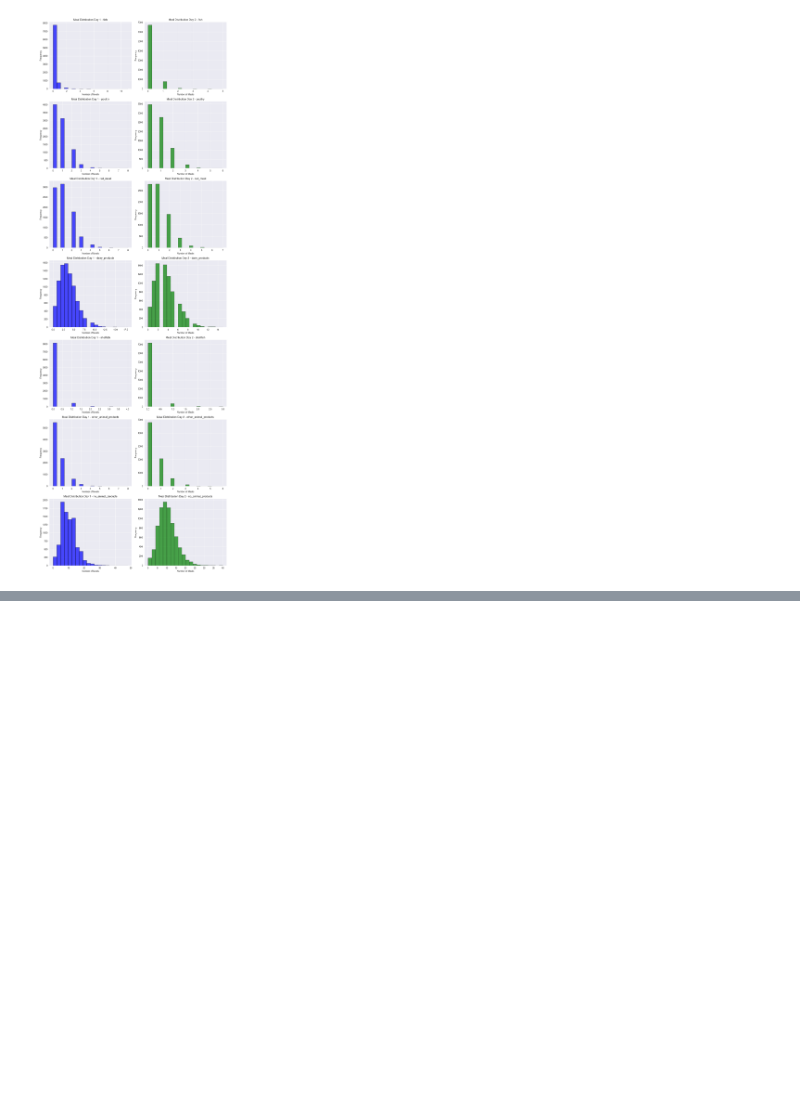
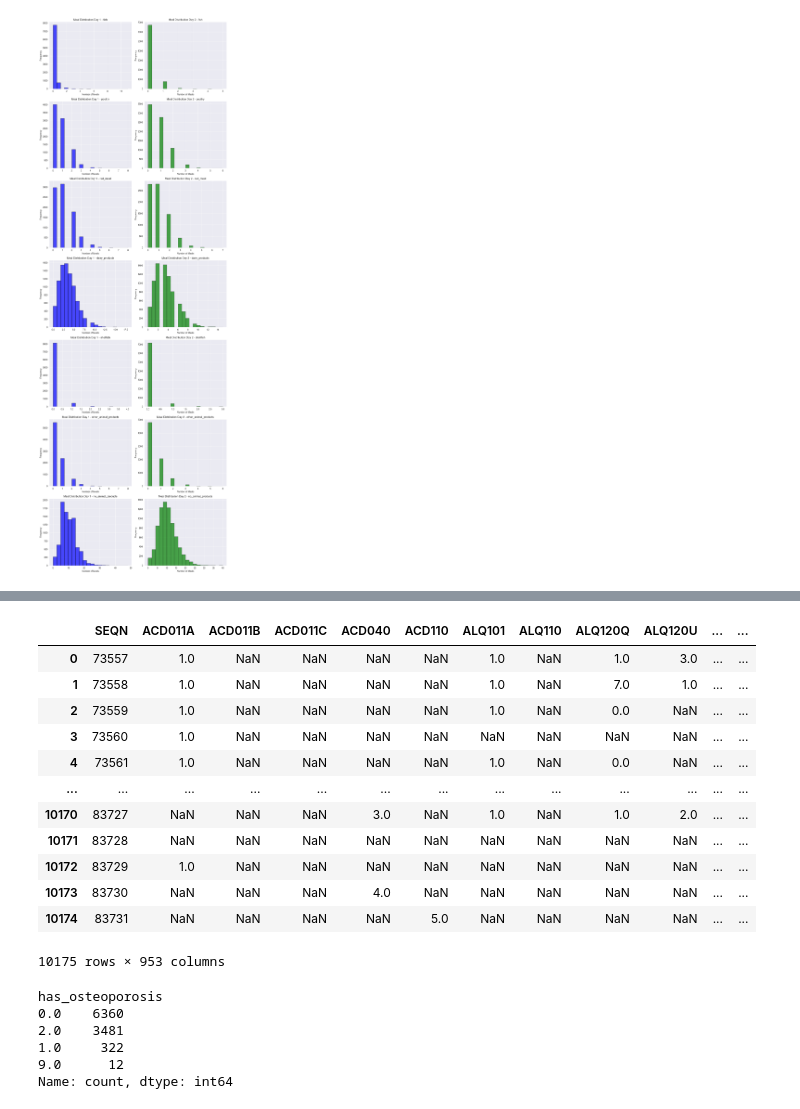
Before and after one commit to mehdigreefhorst/Individual-Assignment-Data-Mining, a Jupyter notebook: EDA.ipynb, the cells around one changed output, grey strips where cells are left out. Cells and saved outputs as stored; diff of their text form; code cells hidden in the pictures; blank space fills up the shorter version.

Commit message:
Fixed the y label to predict

```diff
--- a/EDA.ipynb
+++ b/EDA.ipynb
@@ -632,0 +641,30 @@ exploded_food_json
+# %%
+df_questionare = pd.read_csv("data/questionnaire.csv")
+df_questionare
+# %% [output]
+|  | SEQN | ACD011A | ACD011B | ACD011C | ACD040 | ACD110 | ALQ101 | ALQ110 | ALQ120Q | ALQ120U | ... | ... |
+| 0 | 73557 | 1.0 | NaN | NaN | NaN | NaN | 1.0 | NaN | 1.0 | 3.0 | ... | ... |
+| 1 | 73558 | 1.0 | NaN | NaN | NaN | NaN | 1.0 | NaN | 7.0 | 1.0 | ... | ... |
+| 2 | 73559 | 1.0 | NaN | NaN | NaN | NaN | 1.0 | NaN | 0.0 | NaN | ... | ... |
+| 3 | 73560 | 1.0 | NaN | NaN | NaN | NaN | NaN | NaN | NaN | NaN | ... | ... |
+| 4 | 73561 | 1.0 | NaN | NaN | NaN | NaN | 1.0 | NaN | 0.0 | NaN | ... | ... |
+| ... | ... | ... | ... | ... | ... | ... | ... | ... | ... | ... | ... | ... |
+| 10170 | 83727 | NaN | NaN | NaN | 3.0 | NaN | 1.0 | NaN | 1.0 | 2.0 | ... | ... |
+| 10171 | 83728 | NaN | NaN | NaN | NaN | NaN | NaN | NaN | NaN | NaN | ... | ... |
+| 10172 | 83729 | 1.0 | NaN | NaN | NaN | NaN | NaN | NaN | NaN | NaN | ... | ... |
+| 10173 | 83730 | NaN | NaN | NaN | 4.0 | NaN | NaN | NaN | NaN | NaN | ... | ... |
+| 10174 | 83731 | NaN | NaN | NaN | NaN | 5.0 | NaN | NaN | NaN | NaN | ... | ... |
+10175 rows × 953 columns
+# %%
+df_questionare = df_questionare.rename(columns={"OSQ060": "has_osteoporosis"})
+df_y_label = df_questionare["has_osteoporosis"]
+
+df_y_label = df_y_label.fillna(0)
+df_y_label.value_counts()
+# %% [output]
+has_osteoporosis
+0.0    6360
+2.0    3481
+1.0     322
+9.0      12
+Name: count, dtype: int64
```
Also changed, not shown: parts of 9 cells of this notebook.
